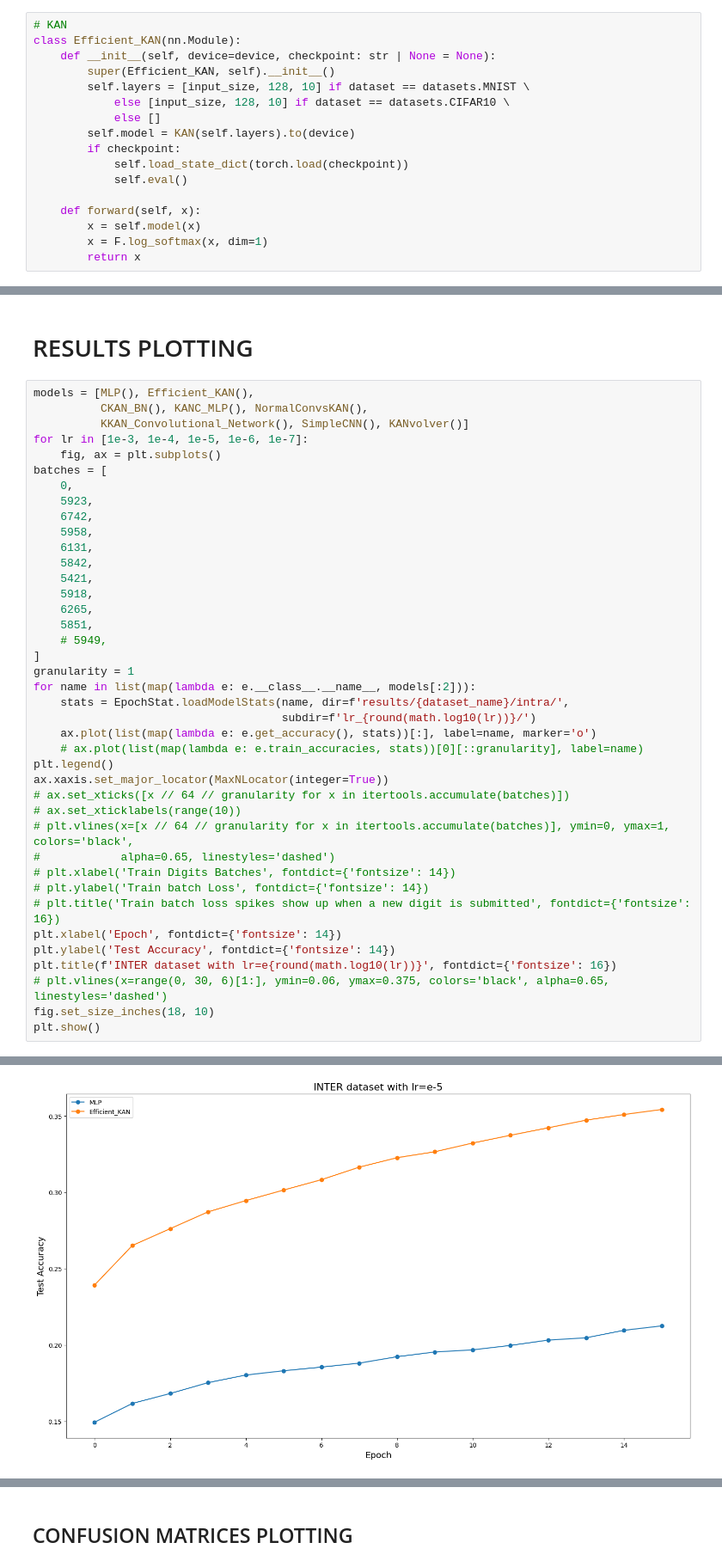
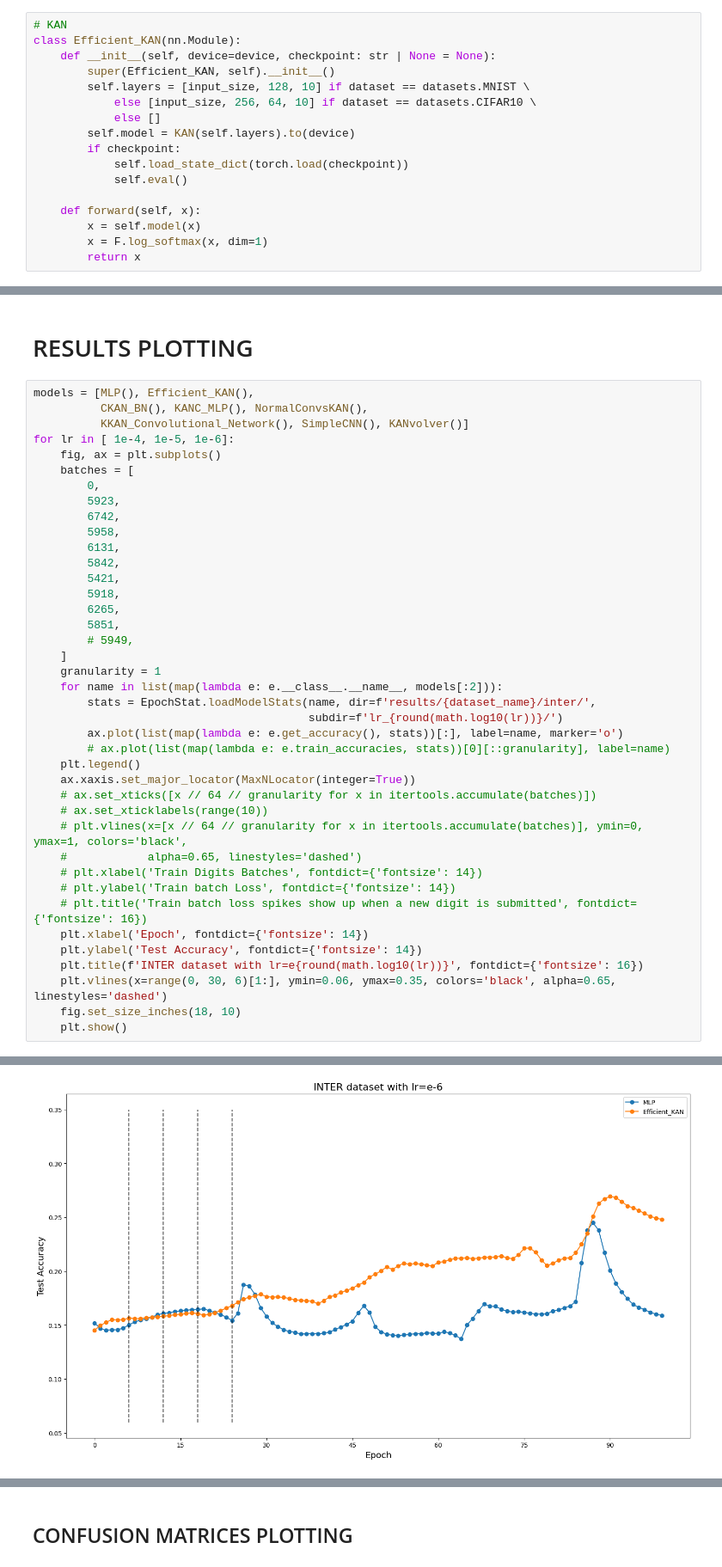
Before and after one commit to MrPio/KAN-Continual_Learning_tests, a Jupyter notebook: KAN_catastrophic_forgetting.ipynb, the cells around one changed output, grey strips where cells are left out. Shown at 86% size. Cells and saved outputs as stored; diff of their text form.

Commit message:
INTRA and INTER KAN/MLP tests executed

```diff
--- a/KAN_catastrophic_forgetting.ipynb
+++ b/KAN_catastrophic_forgetting.ipynb
@@ -111,7 +115,7 @@ class Efficient_KAN(nn.Module):
     def __init__(self, device=device, checkpoint: str | None = None):
         super(Efficient_KAN, self).__init__()
         self.layers = [input_size, 128, 10] if dataset == datasets.MNIST \
-            else [input_size, 128, 10] if dataset == datasets.CIFAR10 \
+            else [input_size, 256, 64, 10] if dataset == datasets.CIFAR10 \
             else []
         self.model = KAN(self.layers).to(device)
         if checkpoint:
@@ -485,40 +490,40 @@ for model in [x.to(device) for x in models[:2]]:
 models = [MLP(), Efficient_KAN(),
           CKAN_BN(), KANC_MLP(), NormalConvsKAN(),
           KKAN_Convolutional_Network(), SimpleCNN(), KANvolver()]
-for lr in [1e-3, 1e-4, 1e-5, 1e-6, 1e-7]:
+for lr in [ 1e-4, 1e-5, 1e-6]:
     fig, ax = plt.subplots()
-batches = [
-    0,
-    5923,
-    6742,
-    5958,
-    6131,
-    5842,
-    5421,
-    5918,
-    6265,
-    5851,
-    # 5949,
-]
-granularity = 1
-for name in list(map(lambda e: e.__class__.__name__, models[:2])):
-    stats = EpochStat.loadModelStats(name, dir=f'results/{dataset_name}/intra/',
-                                     subdir=f'lr_{round(math.log10(lr))}/')
-    ax.plot(list(map(lambda e: e.get_accuracy(), stats))[:], label=name, marker='o')
-    # ax.plot(list(map(lambda e: e.train_accuracies, stats))[0][::granularity], label=name)
-plt.legend()
-ax.xaxis.set_major_locator(MaxNLocator(integer=True))
-# ax.set_xticks([x // 64 // granularity for x in itertools.accumulate(batches)])
-# ax.set_xticklabels(range(10))
-# plt.vlines(x=[x // 64 // granularity for x in itertools.accumulate(batches)], ymin=0, ymax=1, colors='black',
-#            alpha=0.65, linestyles='dashed')
-# plt.xlabel('Train Digits Batches', fontdict={'fontsize': 14})
-# plt.ylabel('Train batch Loss', fontdict={'fontsize': 14})
-# plt.title('Train batch loss spikes show up when a new digit is submitted', fontdict={'fontsize': 16})
-plt.xlabel('Epoch', fontdict={'fontsize': 14})
-plt.ylabel('Test Accuracy', fontdict={'fontsize': 14})
-plt.title(f'INTER dataset with lr=e{round(math.log10(lr))}', fontdict={'fontsize': 16})
-# plt.vlines(x=range(0, 30, 6)[1:], ymin=0.06, ymax=0.375, colors='black', alpha=0.65, linestyles='dashed')
-fig.set_size_inches(18, 10)
-plt.show()
+    batches = [
+        0,
+        5923,
+        6742,
+        5958,
+        6131,
+        5842,
+        5421,
+        5918,
+        6265,
+        5851,
+        # 5949,
+    ]
+    granularity = 1
+    for name in list(map(lambda e: e.__class__.__name__, models[:2])):
+        stats = EpochStat.loadModelStats(name, dir=f'results/{dataset_name}/inter/',
+                                         subdir=f'lr_{round(math.log10(lr))}/')
+        ax.plot(list(map(lambda e: e.get_accuracy(), stats))[:], label=name, marker='o')
+        # ax.plot(list(map(lambda e: e.train_accuracies, stats))[0][::granularity], label=name)
+    plt.legend()
+    ax.xaxis.set_major_locator(MaxNLocator(integer=True))
+    # ax.set_xticks([x // 64 // granularity for x in itertools.accumulate(batches)])
+    # ax.set_xticklabels(range(10))
+    # plt.vlines(x=[x // 64 // granularity for x in itertools.accumulate(batches)], ymin=0, ymax=1, colors='black',
+    #            alpha=0.65, linestyles='dashed')
+    # plt.xlabel('Train Digits Batches', fontdict={'fontsize': 14})
+    # plt.ylabel('Train batch Loss', fontdict={'fontsize': 14})
+    # plt.title('Train batch loss spikes show up when a new digit is submitted', fontdict={'fontsize': 16})
+    plt.xlabel('Epoch', fontdict={'fontsize': 14})
+    plt.ylabel('Test Accuracy', fontdict={'fontsize': 14})
+    plt.title(f'INTER dataset with lr=e{round(math.log10(lr))}', fontdict={'fontsize': 16})
+    plt.vlines(x=range(0, 30, 6)[1:], ymin=0.06, ymax=0.35, colors='black', alpha=0.65, linestyles='dashed')
+    fig.set_size_inches(18, 10)
+    plt.show()
 # %% [output]
@@ -527 +532 @@ plt.show()
-[figure, old version]
+[figure, new version]
```
Also changed, not shown: parts of 7 cells of this notebook.
